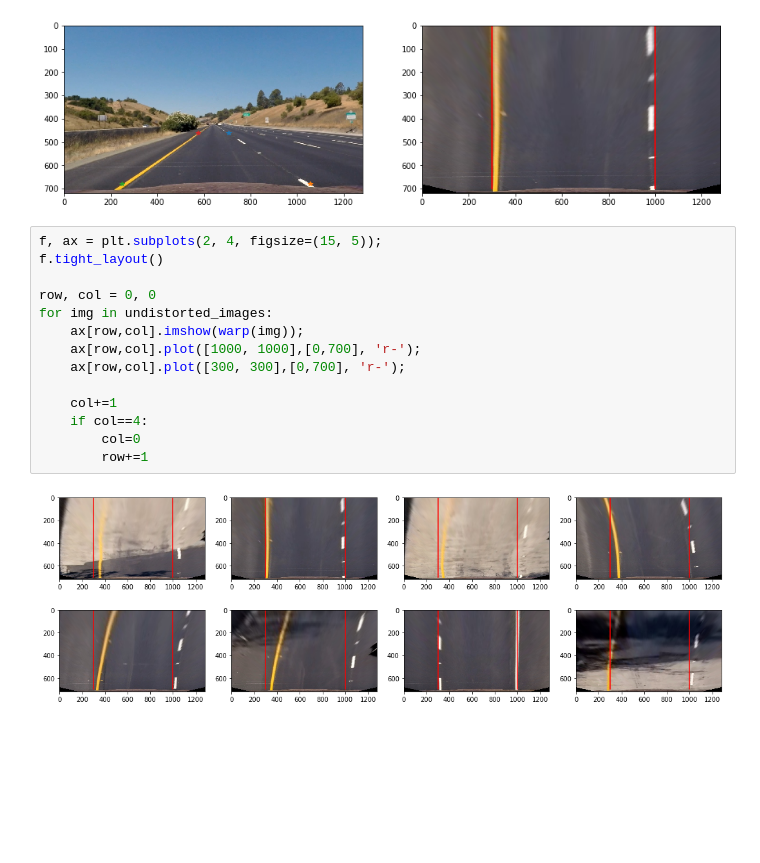
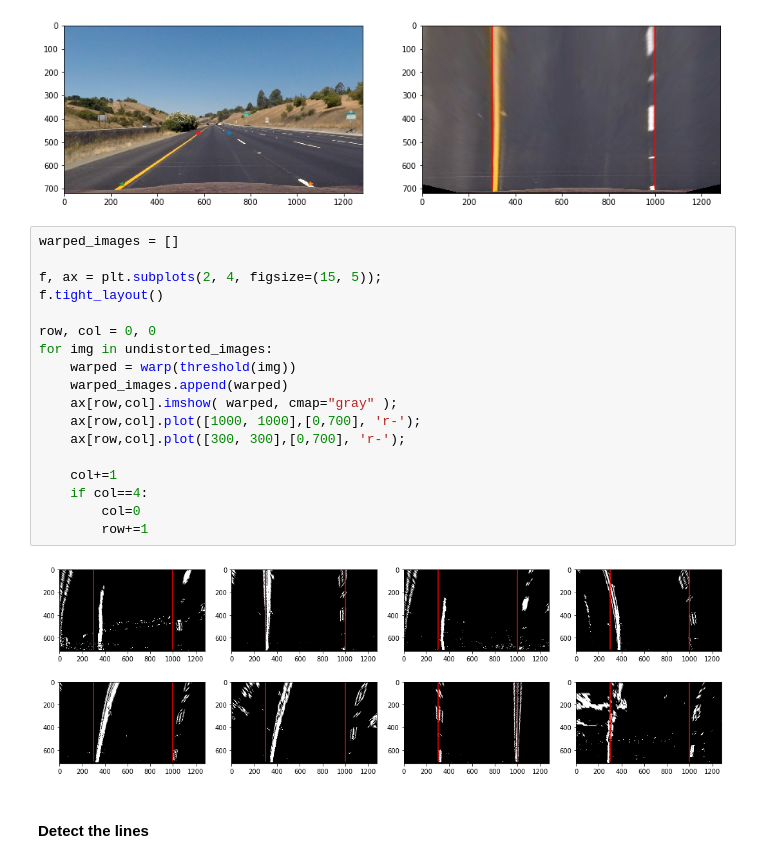
Before and after one commit to AntonioIsas/CarND-Advanced-Lane-Lines, a Jupyter notebook: advanced_lane_lines.ipynb, the cells around one changed output. Saved outputs shown, nothing was run; the diff lists cells and outputs as text; blank space fills up the shorter version.

```diff
--- a/advanced_lane_lines.ipynb
+++ b/advanced_lane_lines.ipynb
@@ -343,18 +344,24 @@ ax[1].plot([300, 300],[0,700], 'r-');
 # %% [output]
 [figure]
 # %%
+warped_images = []
+
 f, ax = plt.subplots(2, 4, figsize=(15, 5));
 f.tight_layout()
 
 row, col = 0, 0
 for img in undistorted_images:
-    ax[row,col].imshow(warp(img));
+    warped = warp(threshold(img))
+    warped_images.append(warped)
+    ax[row,col].imshow( warped, cmap="gray" );
     ax[row,col].plot([1000, 1000],[0,700], 'r-');
     ax[row,col].plot([300, 300],[0,700], 'r-');
 
     col+=1
     if col==4:
         col=0
         row+=1
 # %% [output]
-[figure, old version]
+[figure, new version]
+# %% [markdown]
+#### Detect the lines
```
Also changed, not shown: parts of 3 cells of this notebook.
